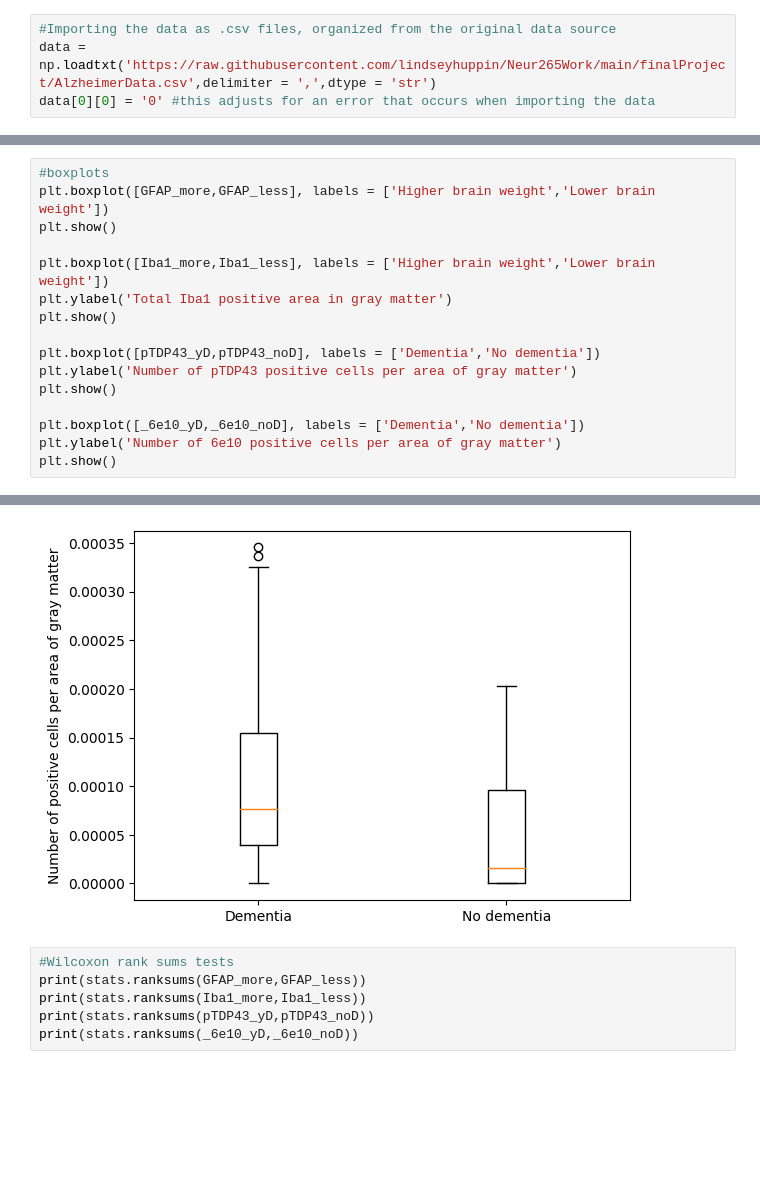
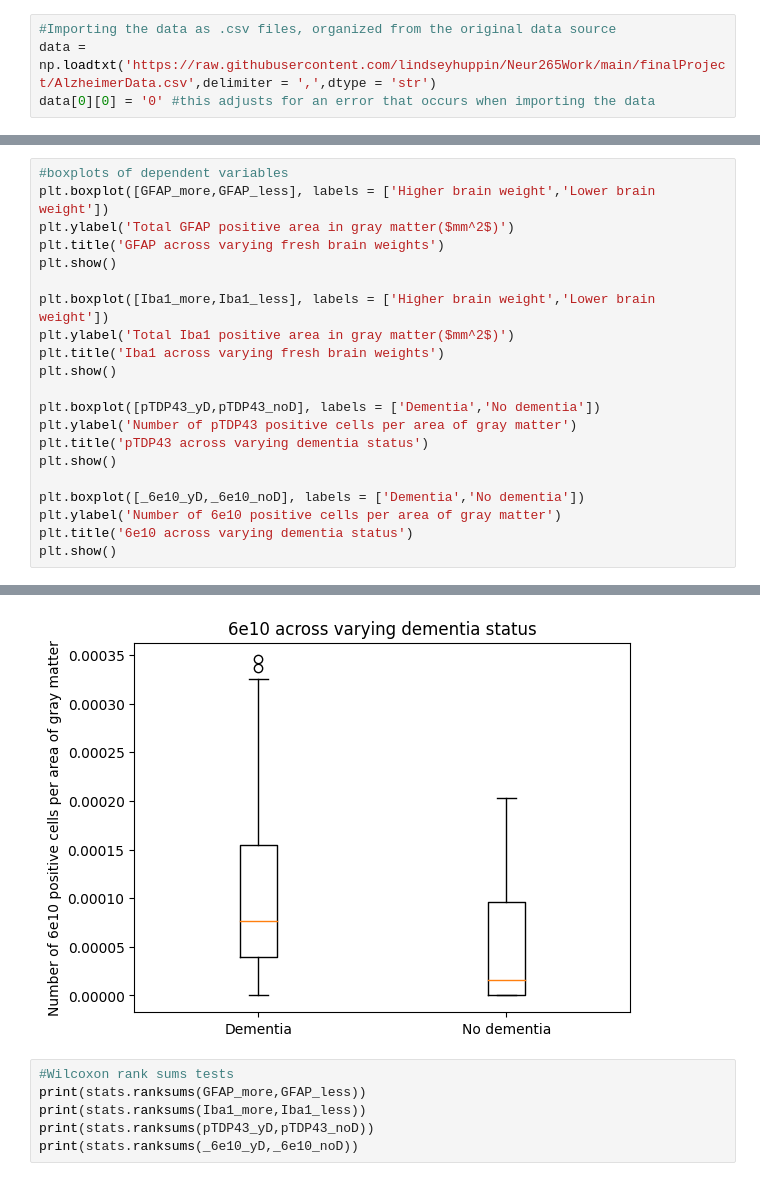
Before and after one commit to lindseyhuppin/Neur265Work, a Jupyter notebook: finalProject/FinalPosterPresentation.ipynb, the cells around one changed output, grey strips where cells are left out. Cells and saved outputs as stored; diff of their text form; blank space fills up the shorter version.

```diff
--- a/finalProject/FinalPosterPresentation.ipynb
+++ b/finalProject/FinalPosterPresentation.ipynb
@@ -151,19 +153,24 @@ print(autocorr(Iba1,GFAP))
 0.34965658475926326
 0.3746661014843724
 # %%
-#boxplots
+#boxplots of dependent variables
 plt.boxplot([GFAP_more,GFAP_less], labels = ['Higher brain weight','Lower brain weight'])
+plt.ylabel('Total GFAP positive area in gray matter($mm^2$)')
+plt.title('GFAP across varying fresh brain weights')
 plt.show()
 
 plt.boxplot([Iba1_more,Iba1_less], labels = ['Higher brain weight','Lower brain weight'])
-plt.ylabel('Total Iba1 positive area in gray matter')
+plt.ylabel('Total Iba1 positive area in gray matter($mm^2$)')
+plt.title('Iba1 across varying fresh brain weights')
 plt.show()
 
 plt.boxplot([pTDP43_yD,pTDP43_noD], labels = ['Dementia','No dementia'])
 plt.ylabel('Number of pTDP43 positive cells per area of gray matter')
+plt.title('pTDP43 across varying dementia status')
 plt.show()
 
 plt.boxplot([_6e10_yD,_6e10_noD], labels = ['Dementia','No dementia'])
 plt.ylabel('Number of 6e10 positive cells per area of gray matter')
+plt.title('6e10 across varying dementia status')
 plt.show()
 # %% [output]
@@ -173,4 +180,4 @@ plt.show()
-[figure, old version]
+[figure, new version]
 # %%
 #Wilcoxon rank sums tests
 print(stats.ranksums(GFAP_more,GFAP_less))
```
Also changed, not shown: parts of 9 cells of this notebook.
